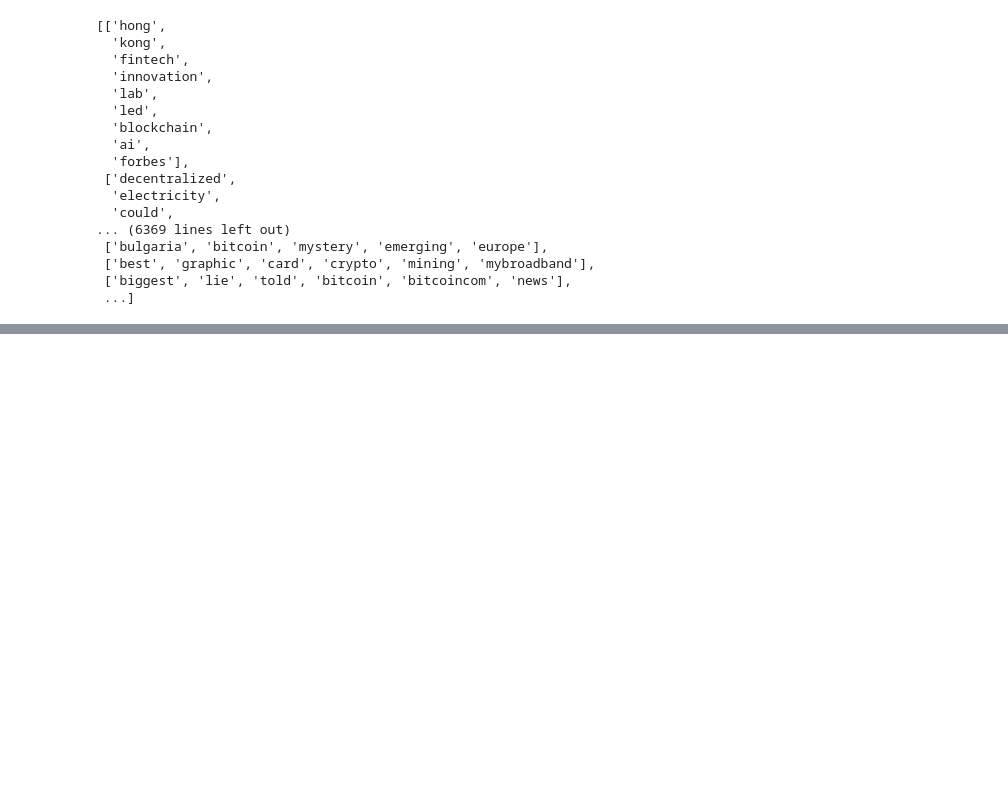
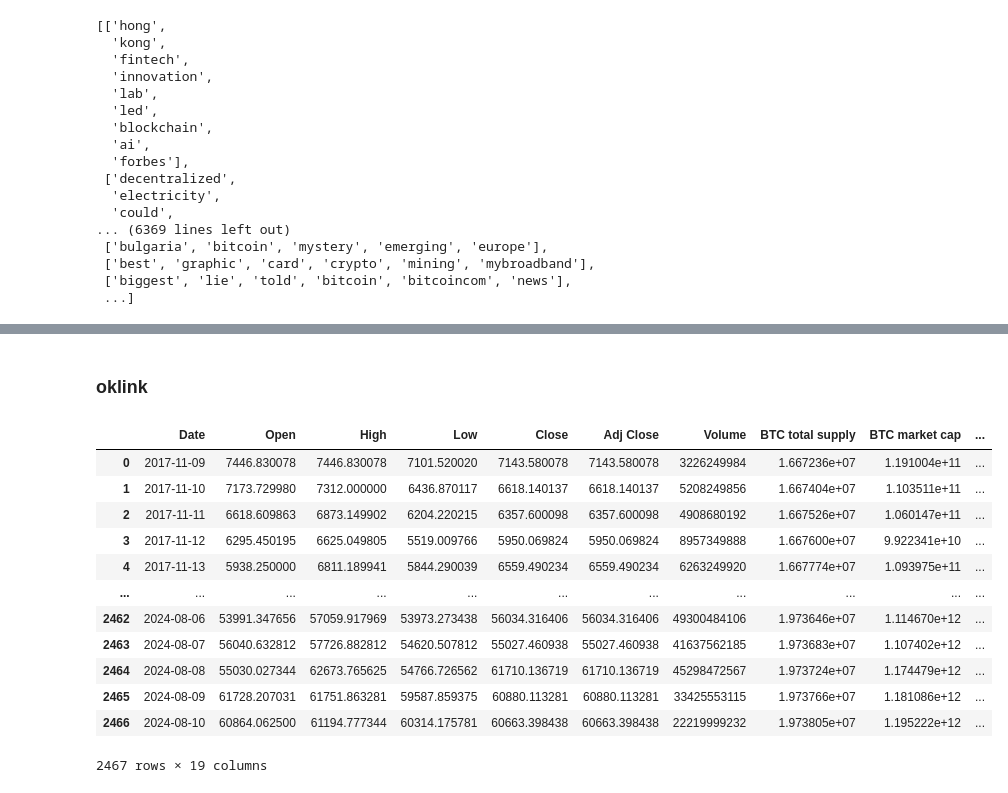
Before and after one commit to rdhakan13/ETH_Price_Predition, a Jupyter notebook: notebooks/EDA.ipynb, the cells around one changed output, grey strips where cells are left out. Cells and saved outputs as stored; diff of their text form; code cells hidden in the pictures; blank space fills up the shorter version.

```diff
--- a/notebooks/EDA.ipynb
+++ b/notebooks/EDA.ipynb
@@ -321,0 +633,20 @@ x
+# %% [markdown]
+### oklink
+# %%
+okbtc = pd.read_csv(f"{root_dir}\data\processed\BTC_data\BTC_oklink.csv")
+# %%
+okbtc
+# %% [output]
+|  | Date | Open | High | Low | Close | Adj Close | Volume | BTC total supply | BTC market cap | ... |
+| 0 | 2017-11-09 | 7446.830078 | 7446.830078 | 7101.520020 | 7143.580078 | 7143.580078 | 3226249984 | 1.667236e+07 | 1.191004e+11 | ... |
+| 1 | 2017-11-10 | 7173.729980 | 7312.000000 | 6436.870117 | 6618.140137 | 6618.140137 | 5208249856 | 1.667404e+07 | 1.103511e+11 | ... |
+| 2 | 2017-11-11 | 6618.609863 | 6873.149902 | 6204.220215 | 6357.600098 | 6357.600098 | 4908680192 | 1.667526e+07 | 1.060147e+11 | ... |
+| 3 | 2017-11-12 | 6295.450195 | 6625.049805 | 5519.009766 | 5950.069824 | 5950.069824 | 8957349888 | 1.667600e+07 | 9.922341e+10 | ... |
+| 4 | 2017-11-13 | 5938.250000 | 6811.189941 | 5844.290039 | 6559.490234 | 6559.490234 | 6263249920 | 1.667774e+07 | 1.093975e+11 | ... |
+| ... | ... | ... | ... | ... | ... | ... | ... | ... | ... | ... |
+| 2462 | 2024-08-06 | 53991.347656 | 57059.917969 | 53973.273438 | 56034.316406 | 56034.316406 | 49300484106 | 1.973646e+07 | 1.114670e+12 | ... |
+| 2463 | 2024-08-07 | 56040.632812 | 57726.882812 | 54620.507812 | 55027.460938 | 55027.460938 | 41637562185 | 1.973683e+07 | 1.107402e+12 | ... |
+| 2464 | 2024-08-08 | 55030.027344 | 62673.765625 | 54766.726562 | 61710.136719 | 61710.136719 | 45298472567 | 1.973724e+07 | 1.174479e+12 | ... |
+| 2465 | 2024-08-09 | 61728.207031 | 61751.863281 | 59587.859375 | 60880.113281 | 60880.113281 | 33425553115 | 1.973766e+07 | 1.181086e+12 | ... |
+| 2466 | 2024-08-10 | 60864.062500 | 61194.777344 | 60314.175781 | 60663.398438 | 60663.398438 | 22219999232 | 1.973805e+07 | 1.195222e+12 | ... |
+2467 rows × 19 columns
```
Also changed, not shown: parts of 39 cells of this notebook, 3 other files.
